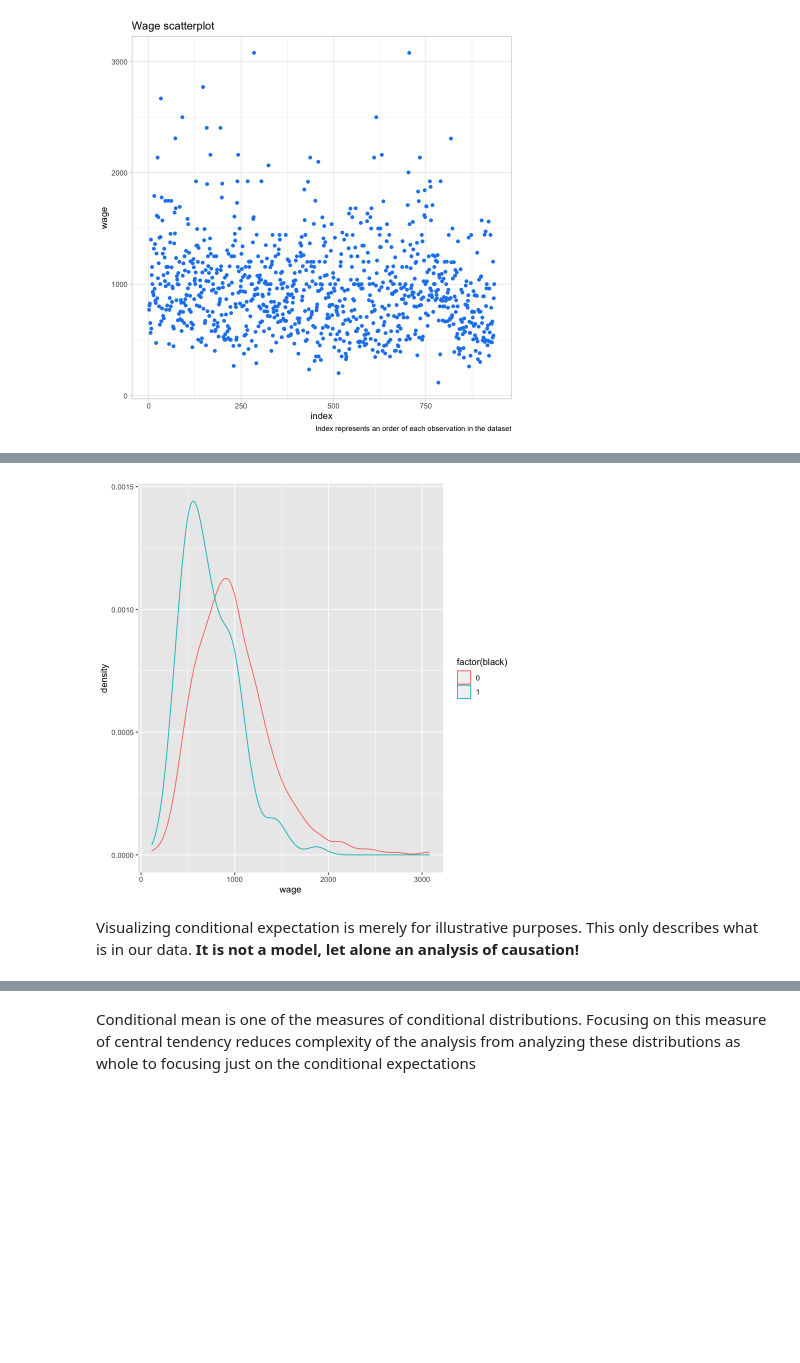
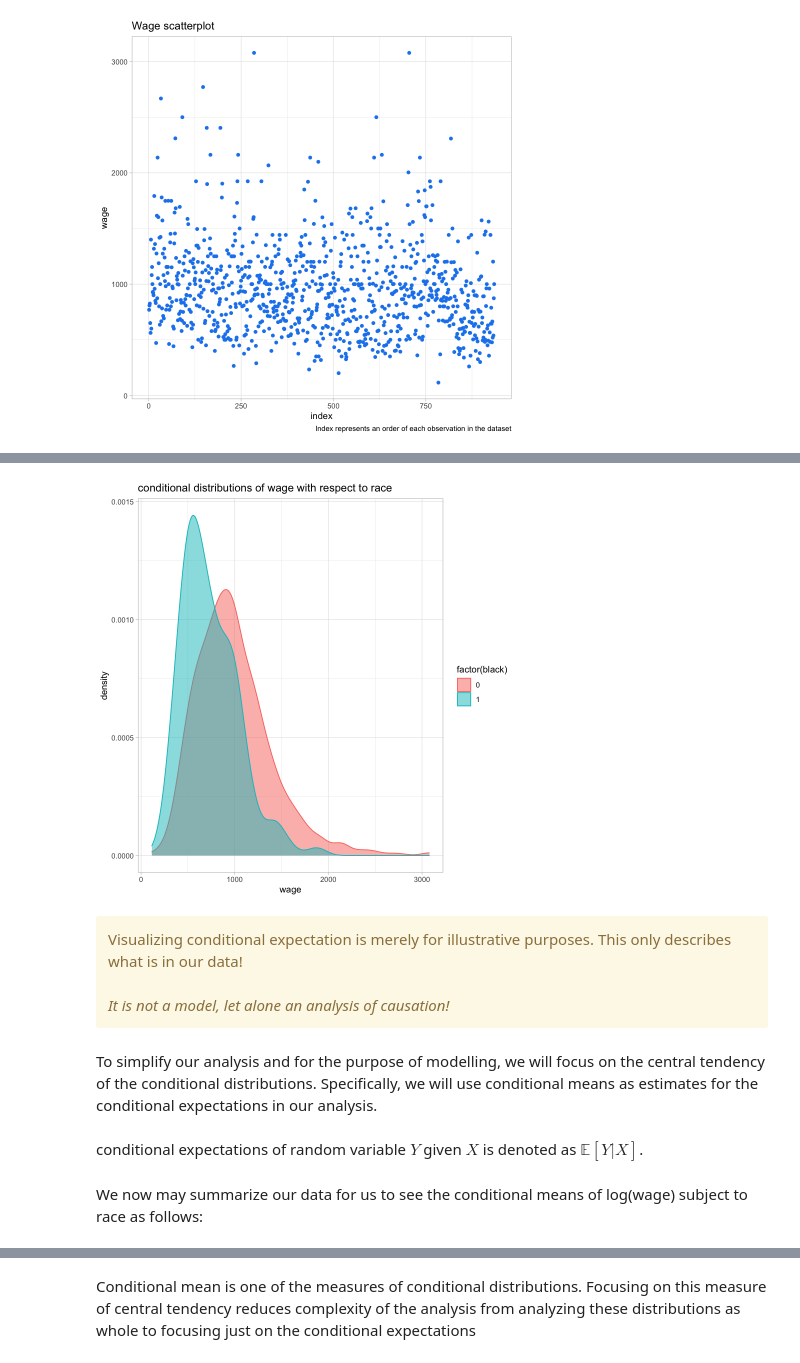
Before and after one commit to KavrikDominik/4EK621, a Jupyter notebook: week_1/week_1.ipynb, the cells around one changed output, grey strips where cells are left out. Cells and saved outputs as stored; diff of their text form; code cells hidden in the pictures; blank space fills up the shorter version.

```diff
--- a/week_1/week_1.ipynb
+++ b/week_1/week_1.ipynb
@@ -78,8 +97,22 @@ A grouped_df: 4 × 3
-# %%
-wooldridge::wage2 %>%
-ggplot(aes(x = wage, colour = factor(black)))+
-geom_density()
-# %% [output]
-[figure, removed]
+# %%
+theme_set(theme_light())
+data %>%
+ggplot(aes(x = wage, colour = factor(black), fill = factor(black)))+
+geom_density(alpha = 0.5) +
+labs(title = "conditional distributions of wage with respect to race")
+# %% [output]
+[figure, added]
 # %% [markdown]
-Visualizing conditional expectation is merely for illustrative purposes. This only describes what is in our data. **It is not a model, let alone an analysis of causation!**
+<div class="alert alert-block alert-warning">
+Visualizing conditional expectation is merely for illustrative purposes. This only describes what is in our data!
+<br>
+<br>
+<i>It is not a model, let alone an analysis of causation!</i>
+<br>
+</div>
+# %% [markdown]
+To simplify our analysis and for the purpose of modelling, we will focus on the central tendency of the conditional distributions. Specifically, we will use conditional means as estimates for the conditional expectations in our analysis.
+# %% [markdown]
+conditional expectations of random variable $Y$ given $X$ is denoted as $\mathbb{E}[ Y \vert X ]$.
+# %% [markdown]
+We now may summarize our data for us to see the conditional means of log(wage) subject to race as follows:
```
Also changed, not shown: parts of 24 cells of this notebook, 1 other file.
